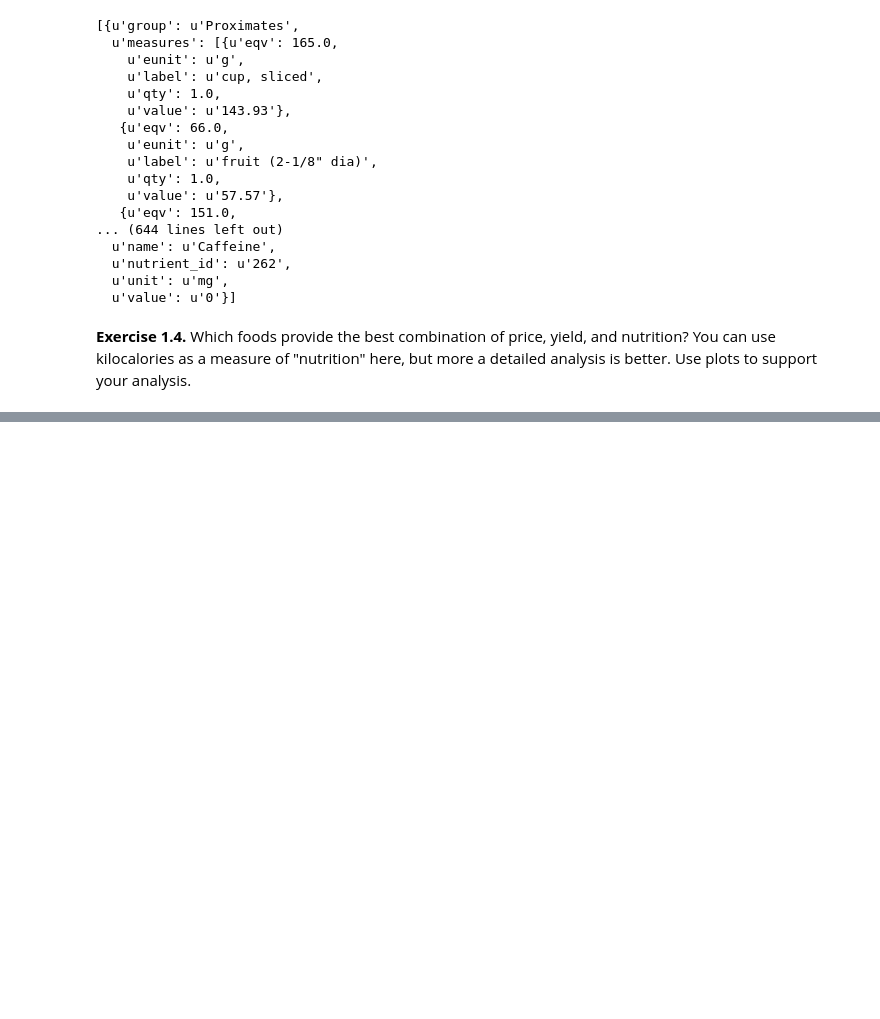
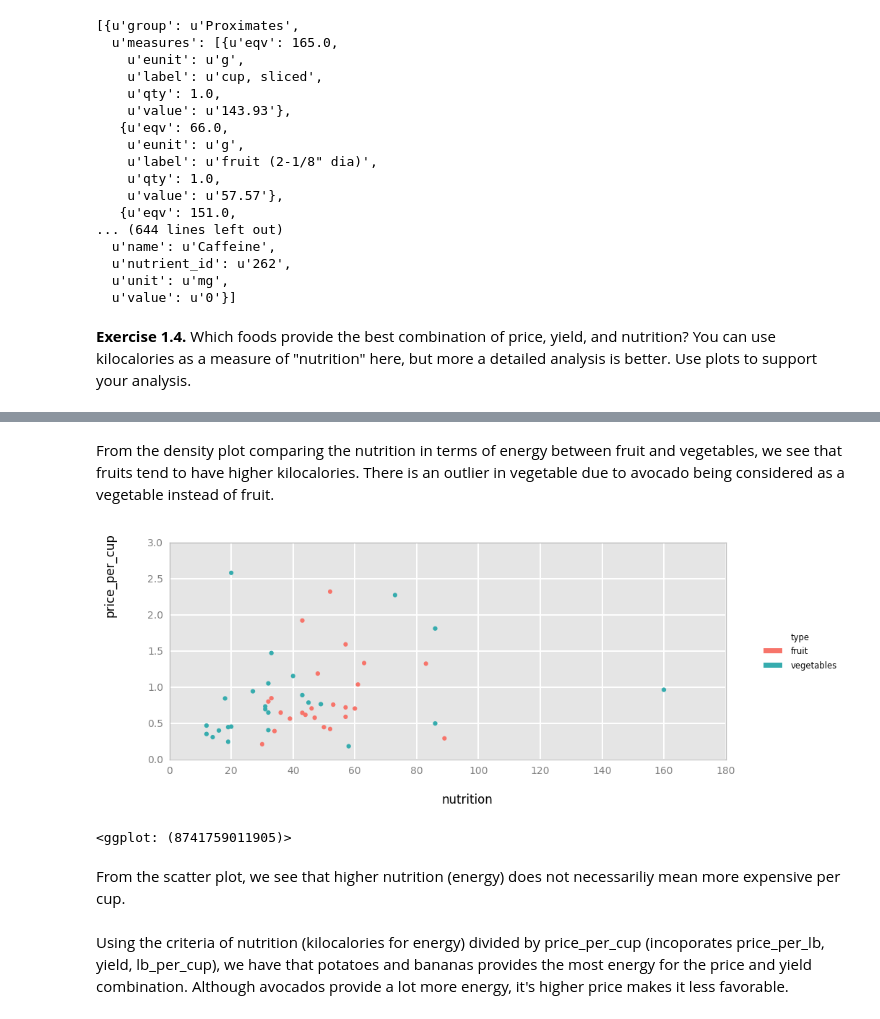
Before and after one commit to jiahtan/STA141B, a Jupyter notebook: HW4/assignment4.ipynb, the cells around one changed output, grey strips where cells are left out. Saved outputs shown, nothing was run; the diff lists cells and outputs as text; code cells hidden in the pictures; blank space fills up the shorter version.

```diff
--- a/HW4/assignment4.ipynb
+++ b/HW4/assignment4.ipynb
@@ -287,0 +309,12 @@ u'49'
+# %% [markdown]
+From the density plot comparing the nutrition in terms of energy between fruit and vegetables, we see that fruits tend to have higher kilocalories. There is an outlier in vegetable due to avocado being considered as a vegetable instead of fruit.
+# %%
+df = finalDF.ix[:,["type","price_per_cup","food","nutrition"]]
+df["nutrition"] = df["nutrition"].astype(float)
+tmp = pd.concat([df["food"], df["nutrition"].astype(float)/df["price_per_cup"]], axis = 1, keys= ["food", "nutrition_per_price_per_cup"])
+print(ggplot(df, aes(x = "nutrition", y = "price_per_cup", color = "type" )) + geom_point() + theme(plot_margin = dict(right = .5, top=.5)))
+# %% [output]
+[figure, added]
+<ggplot: (8741759011905)>
+# %% [markdown]
+From the scatter plot, we see that higher nutrition (energy) does not necessariliy mean more expensive per cup.
@@ -287,0 +324,2 @@ u'49'
+# %% [markdown]
+Using the criteria of nutrition (kilocalories for energy) divided by price_per_cup (incoporates price_per_lb, yield, lb_per_cup), we have that potatoes and bananas provides the most energy for the price and yield combination. Although avocados provide a lot more energy, it's higher price makes it less favorable.
```
Also changed, not shown: parts of 8 cells of this notebook, 3 other files.
